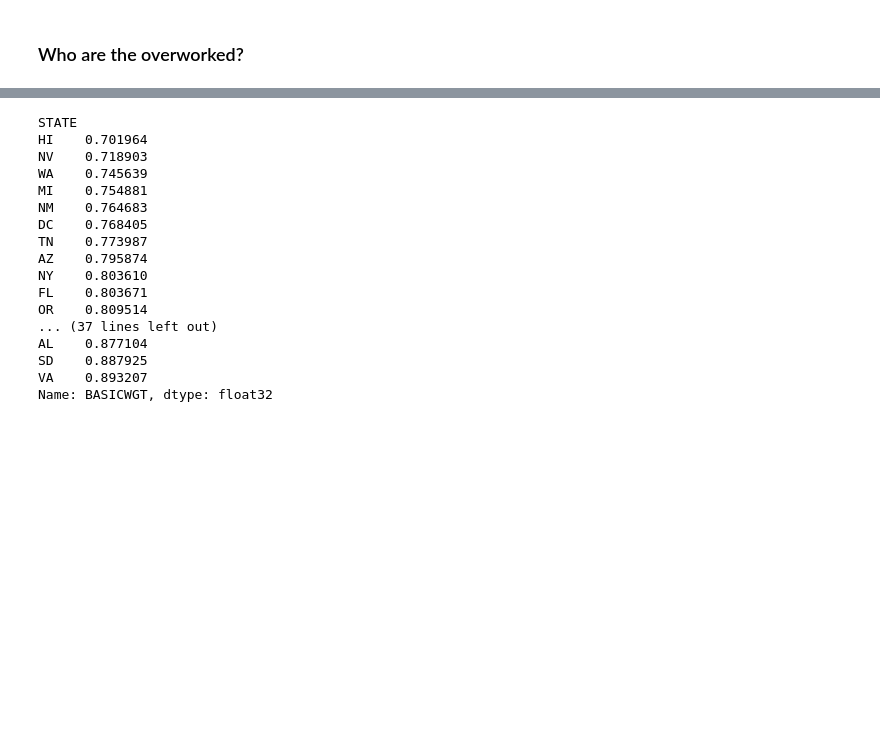
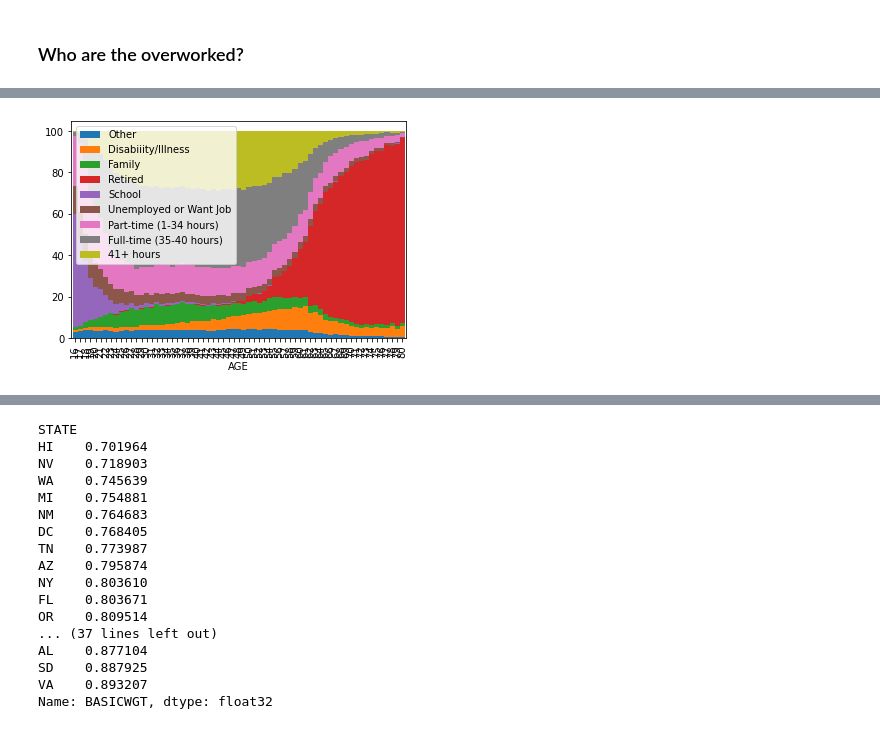
Before and after one commit to bdecon/blog_posts, a Jupyter notebook: Overworked.ipynb, the cells around one changed output, grey strips where cells are left out. Saved outputs shown, nothing was run; the diff lists cells and outputs as text; code cells hidden in the pictures; blank space fills up the shorter version.

```diff
--- a/Overworked.ipynb
+++ b/Overworked.ipynb
@@ -8,0 +92,4 @@ os.chdir('/home/brian/Documents/CPS/data/clean')
+# %%
+d[2000].plot(kind='bar', stacked=True, width=1 );
+# %% [output]
+[figure, added]
```
Also changed, not shown: parts of 14 cells of this notebook, 9 other files.
